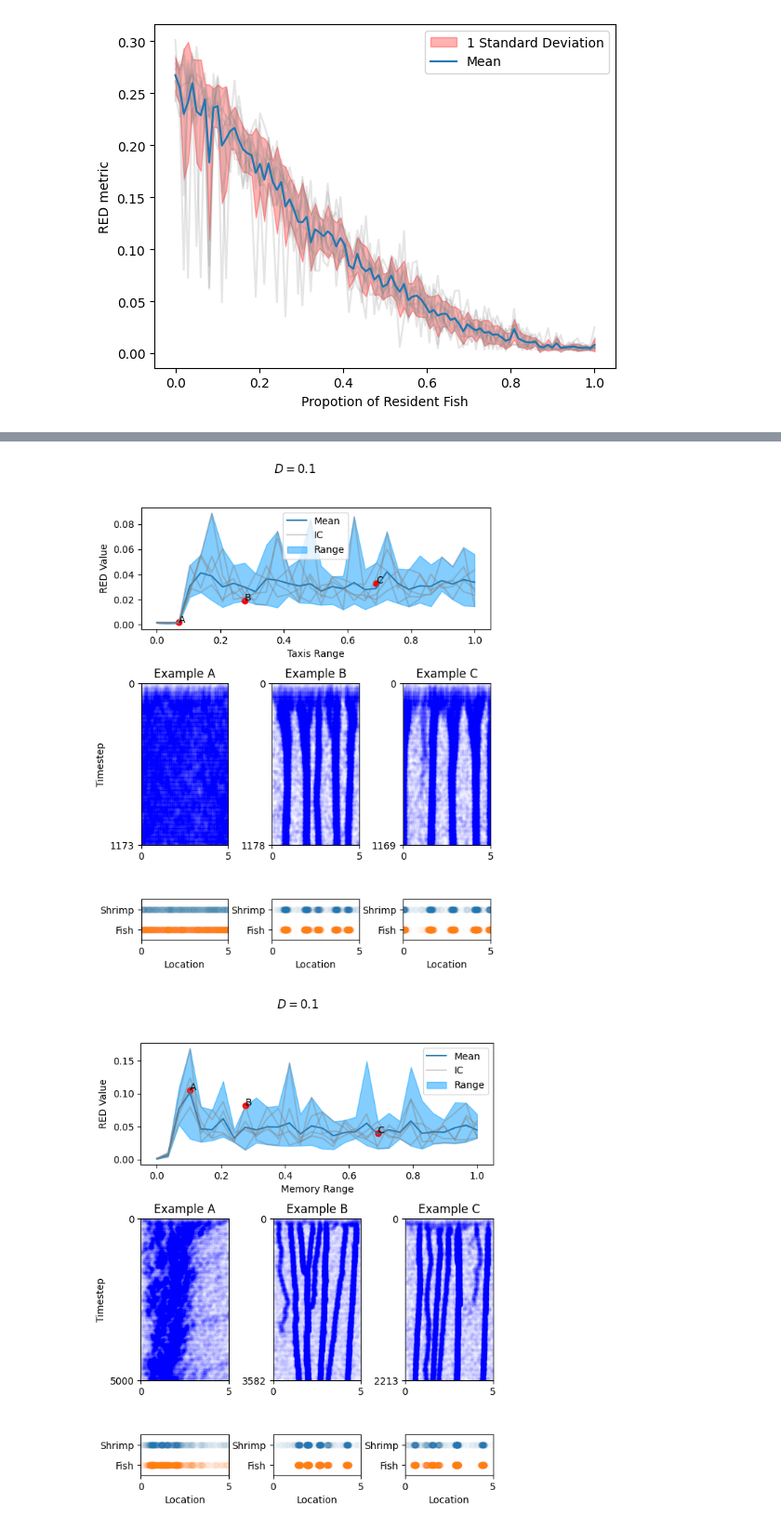
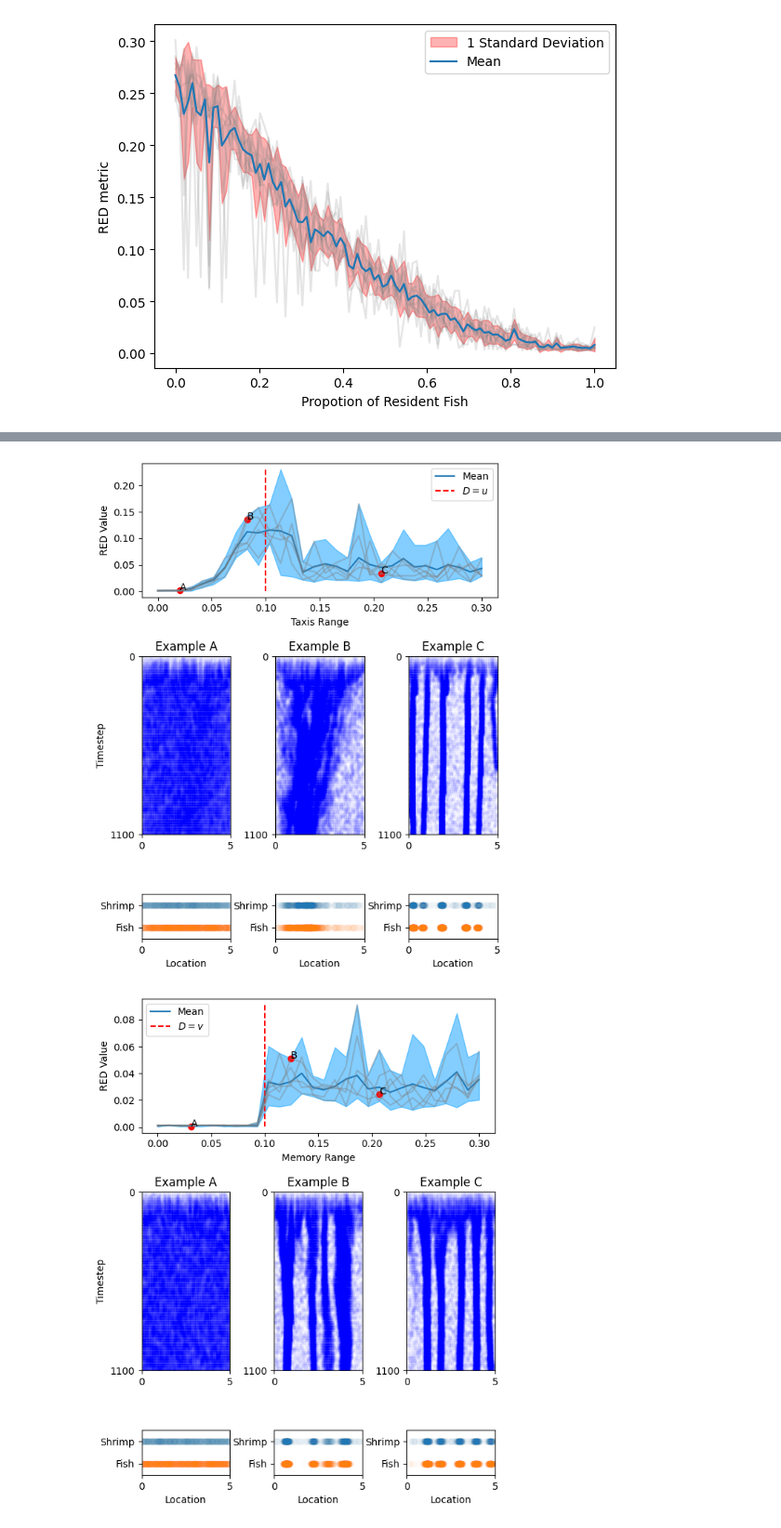
Before and after one commit to jtkaarerasmussen/hml_fp, a Jupyter notebook: paper_plots.ipynb, the cells around one changed output, grey strips where cells are left out. Shown: that part at 93% size. Saved outputs shown, nothing was run; the diff lists cells and outputs as text; code cells hidden in the pictures.

```diff
--- a/paper_plots.ipynb
+++ b/paper_plots.ipynb
@@ -534,19 +528,0 @@ fsm = [i[1] for i in dm]
-# %%
-fig, ax = plt.subplots(2,1)
-# for c in range(0,len(ss)):
-for c in range(0,len(ssm),5):
-    ax[0].scatter(ssm[c],np.zeros_like(ssm[c])+c,alpha=0.01, color="b",marker=".")
-ax[0].set_ylabel("Timestep")
-ax[0].set_xlabel("Location")
-ax[0].set_ylim([len(ssm),0])
-ax[0].set_title("Mem")
-
-# for c in range(0,len(fs)):
-for c in range(0,len(sst),5):
-    ax[1].scatter(sst[c],np.zeros_like(sst[c])+c,alpha=0.01, color="b",marker=".")
-ax[1].set_ylabel("Timestep")
-ax[1].set_xlabel("Location")
-ax[1].set_title("Taxis")
-ax[1].set_ylim([len(sst),0])
-
-fig.tight_layout()
@@ -557,24 +531,27 @@ for taxis in [True,False]:
     data = []
     for run in range(10):
         if taxis:
-            base_dir=f"./trial_runs/1dmem/1dmem_{run}/d_0.1/"
+            base_dir = f"./rsync/1dtaxis/1dtaxis_{run}/"
         else :
-            base_dir=f"./trial_runs/1dtaxis/1dtaxis_{run}/d_0.1/"
+            base_dir = f"./rsync/1dmem/1dmem_{run}/"
+
+        x_list = [float(i[8:]) for i in np.sort(os.listdir(base_dir))]
         dir_list = np.sort(os.listdir(base_dir))
         d = []
         for fil in dir_list:
             s,f = get_final(base_dir+fil+"/")
             d.append(red(s,5))
+            # mem_list = np.linspace(0,1,30)
         data.append(d)
+
     if taxis:
         pop_out_indexes = [2,8,20]
-        pop_out_runs = [3,3,7]
+        pop_out_runs = [3,3,2]
     else:
-        pop_out_indexes = [3,8,20]
+        pop_out_indexes = [3,12,20]
         pop_out_runs = [3,3,6]
     main_mem_dir = f"/media/jonatank/PG/HML/main_mem_sens/"
 
-    mem_list = np.linspace(0,1,30)
 
     slice_list = data
     slice_mean = np.mean(data,axis=0)
@@ -585,19 +562,21 @@ for taxis in [True,False]:
     fig = plt.figure()
     gs = GridSpec(3,3,  figure = fig, height_ratios=[3,4,1])
     axtop = fig.add_subplot(gs[0,:])
-    axtop.plot(mem_list, slice_mean, label="Mean")
+    mean_line, = axtop.plot(x_list, slice_mean, label="Mean")
+    d_line_label = "$D=u$" if taxis else "$D=v$"
+    d_line, = axtop.plot([0.1,0.1], [np.max(slice_max), np.min(slice_min)], label =d_line_label, color="red", linestyle="dashed")
 
     for i in range(5):
         if i ==0:
-            axtop.plot(mem_list, slice_list[i], label=f"IC", color="grey", alpha=0.4)
+            axtop.plot(x_list, slice_list[i], label=f"IC", color="grey", alpha=0.4)
         else:
-            axtop.plot(mem_list, slice_list[i], color="grey", alpha=0.4)
-    axtop.fill_between(mem_list, slice_max, slice_min - slice_var, alpha=0.5, color='#089fff', label="Range")
-    axtop.scatter([mem_list[i] for i in pop_out_indexes], [slice_list[r][i] for r,i in zip(pop_out_runs, pop_out_indexes)], color="r")
+            axtop.plot(x_list, slice_list[i], color="grey", alpha=0.4)
+    axtop.fill_between(x_list, slice_max, slice_min - slice_var, alpha=0.5, color='#089fff', label="Range")
+    axtop.scatter([x_list[i] for i in pop_out_indexes], [slice_list[r][i] for r,i in zip(pop_out_runs, pop_out_indexes)], color="r")
     offsets = [[0,0],[0,0],[0, 0]]
     for letter, p in enumerate(pop_out_indexes):
-        axtop.text(mem_list[p]+offsets[letter][0], slice_list[pop_out_runs[letter]][p]+ offsets[letter][1], ["A","B","C"][letter])
-    axtop.legend()
+        axtop.text(x_list[p]+offsets[letter][0], slice_list[pop_out_runs[letter]][p]+ offsets[letter][1], ["A","B","C"][letter])
+    axtop.legend(handles=[mean_line,d_line])
     axmid = []
     for i in range(3):
         axmid.append(fig.add_subplot(gs[1,i]))
@@ -607,47 +586,45 @@ for taxis in [True,False]:
 
     for i in range(3):
         if taxis:
-            a = get_all(f"./trial_runs/1dmem/1dmem_{pop_out_runs[i]}/d_0.1/"+dir_list[pop_out_indexes[i]]+"/")
+            a = get_all(f"./rsync/1dtaxis/1dtaxis_{pop_out_runs[i]}/"+dir_list[pop_out_indexes[i]]+"/")
         else:
-            a = get_all(f"./trial_runs/1dtaxis/1dtaxis_{pop_out_runs[i]}/d_0.1/"+dir_list[pop_out_indexes[i]]+"/")
+            a = get_all(f"./rsync/1dmem/1dmem_{pop_out_runs[i]}/"+dir_list[pop_out_indexes[i]]+"/")
         ss = [s[0] for s in a]
         fs = [f[1] for f in a]
-        # l=1000
-        l=len(ss)-1
+        l=1100
+        # l=len(ss)-1
         axbot[i].scatter(ss[l], [3/4 for _ in ss[l]], alpha=0.02)
         axbot[i].scatter(fs[l], [1/4 for _ in fs[l]], alpha=0.02)
         # ax[0][0].set_ylabel("Time")
         axbot[i].set_xlabel("Location")
         # axmid[i].set_xlabel("Location")
         for c in range(0,l,round(l/200)):
             axmid[i].scatter(ss[c],np.zeros_like(ss[c])+c,alpha=0.01, color="b",marker=".")
         axmid[i].set_title(f"Example {['A', 'B', 'C'][i]}")
         axmid[i].set_ylim(0,l)
         axmid[i].invert_yaxis()
         axbot[i].set_ylim(0,1)
         axmid[i].set_yticks([0,l])
         axmid[i].set_xticks([0,5])
         axbot[i].set_xticks([0,5])
         axbot[i].set_yticks([1/4,3/4])
         axbot[i].set_yticklabels(["Fish", "Shrimp"])
         axmid[i].set_xlim([0,5])
         axbot[i].set_xlim([0,5])
         if taxis:
             axtop.set_xlabel("Taxis Range")
         else:
             axtop.set_xlabel("Memory Range")
 
 
-
         axtop.set_ylabel("RED Value")
-
     axmid[0].set_ylabel("Timestep")
-    fig.suptitle(f"$D =0.1$")
+    # fig.suptitle(f"$D =0.1$")
     fig.tight_layout()
     fig.subplots_adjust(hspace=0.5, wspace=0.5)
     fig.set_figheight(8)
     fig.set_figwidth(6)
     plt.show()
 # %% [output]
-[figure, old version]
+[figure, new version]
-[figure, old version]
+[figure, new version]
```
Also changed, not shown: parts of 14 cells of this notebook, 2 other files.
